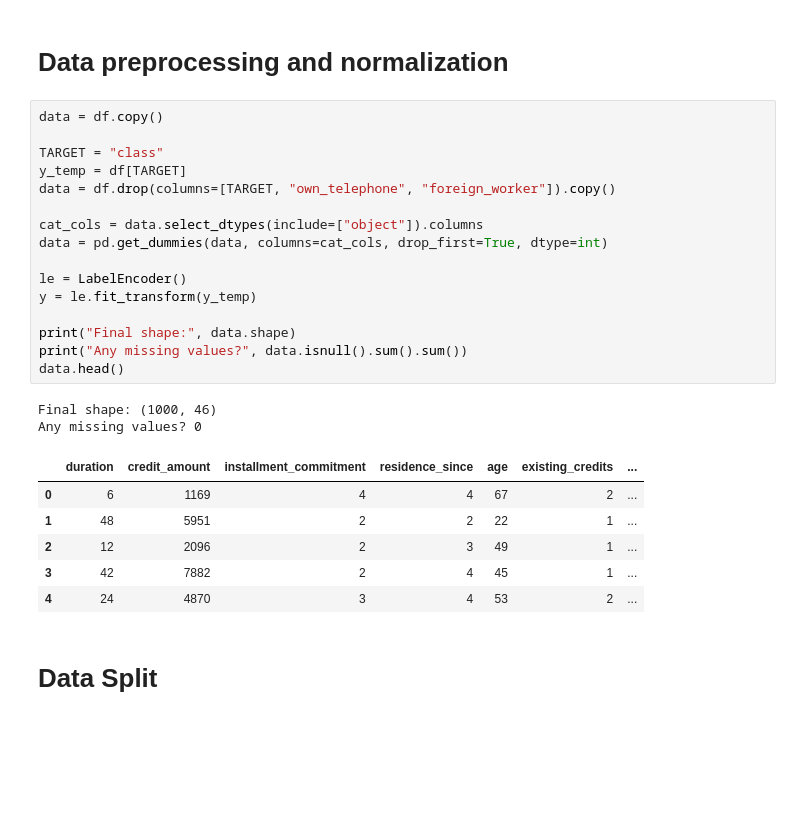
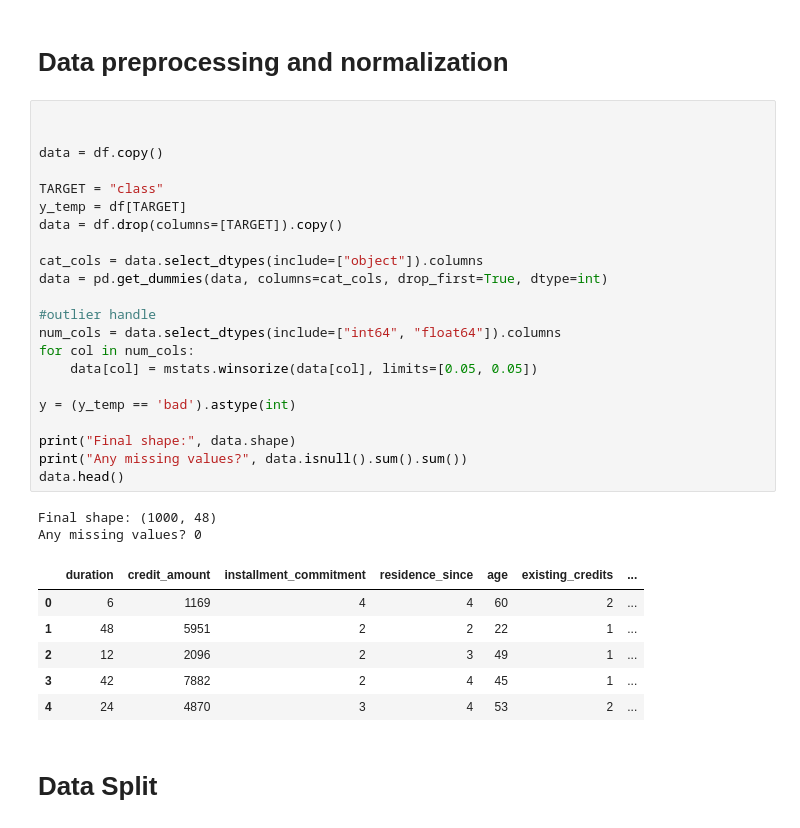
Before and after one commit to Michal2684/zneus-MLP, a Jupyter notebook: main.ipynb, the cells around one changed output. Saved outputs shown, nothing was run; the diff lists cells and outputs as text; blank space fills up the shorter version.

```diff
--- a/main.ipynb
+++ b/main.ipynb
@@ -80,26 +160,32 @@ for c in cat_cols:
 # %% [markdown]
 # Data preprocessing and normalization
 # %%
+
+
 data = df.copy()
 
 TARGET = "class"
 y_temp = df[TARGET]
-data = df.drop(columns=[TARGET, "own_telephone", "foreign_worker"]).copy()
+data = df.drop(columns=[TARGET]).copy()
 
 cat_cols = data.select_dtypes(include=["object"]).columns
 data = pd.get_dummies(data, columns=cat_cols, drop_first=True, dtype=int)
 
-le = LabelEncoder()
-y = le.fit_transform(y_temp)
+#outlier handle
+num_cols = data.select_dtypes(include=["int64", "float64"]).columns
+for col in num_cols:
+    data[col] = mstats.winsorize(data[col], limits=[0.05, 0.05])
+
+y = (y_temp == 'bad').astype(int)
 
 print("Final shape:", data.shape)
 print("Any missing values?", data.isnull().sum().sum())
 data.head()
 # %% [output]
-Final shape: (1000, 46)
+Final shape: (1000, 48)
 Any missing values? 0
 |  | duration | credit_amount | installment_commitment | residence_since | age | existing_credits | ... |
-| 0 | 6 | 1169 | 4 | 4 | 67 | 2 | ... |
+| 0 | 6 | 1169 | 4 | 4 | 60 | 2 | ... |
 | 1 | 48 | 5951 | 2 | 2 | 22 | 1 | ... |
 | 2 | 12 | 2096 | 2 | 3 | 49 | 1 | ... |
 | 3 | 42 | 7882 | 2 | 4 | 45 | 1 | ... |
```
Also changed, not shown: parts of 10 cells of this notebook, 1 other file.
